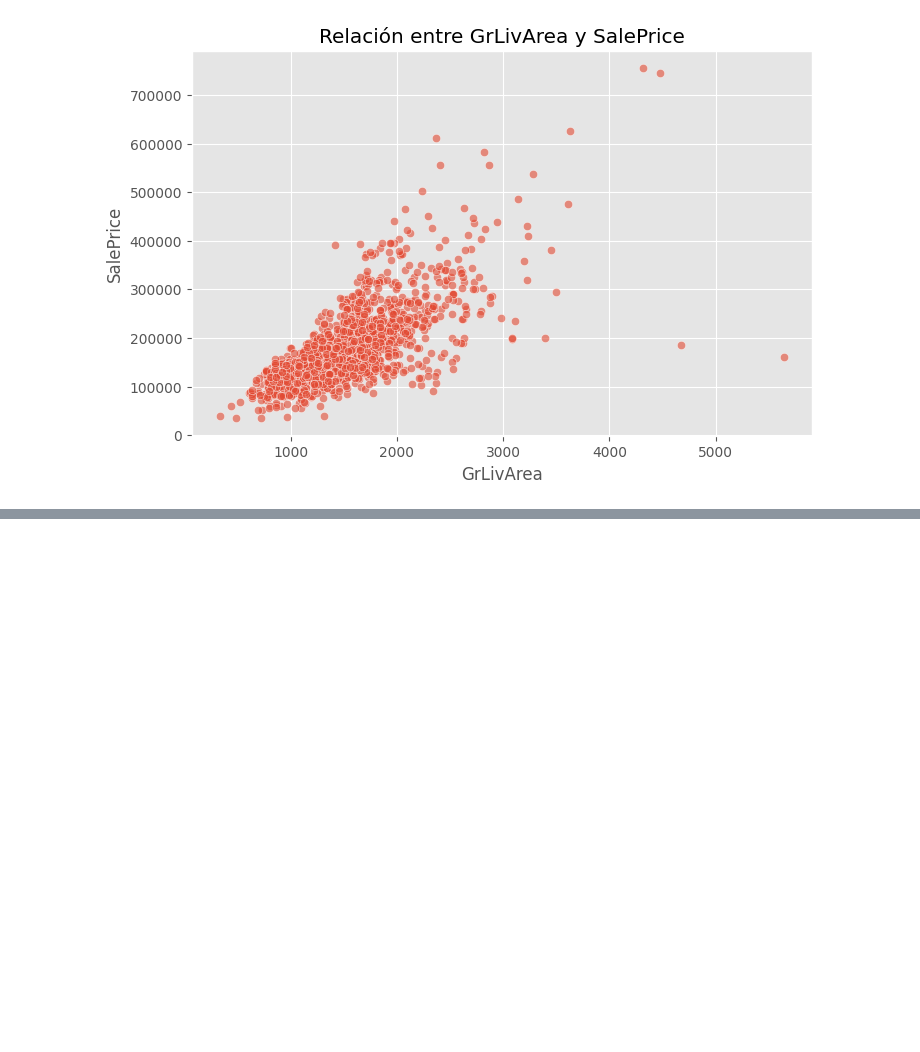
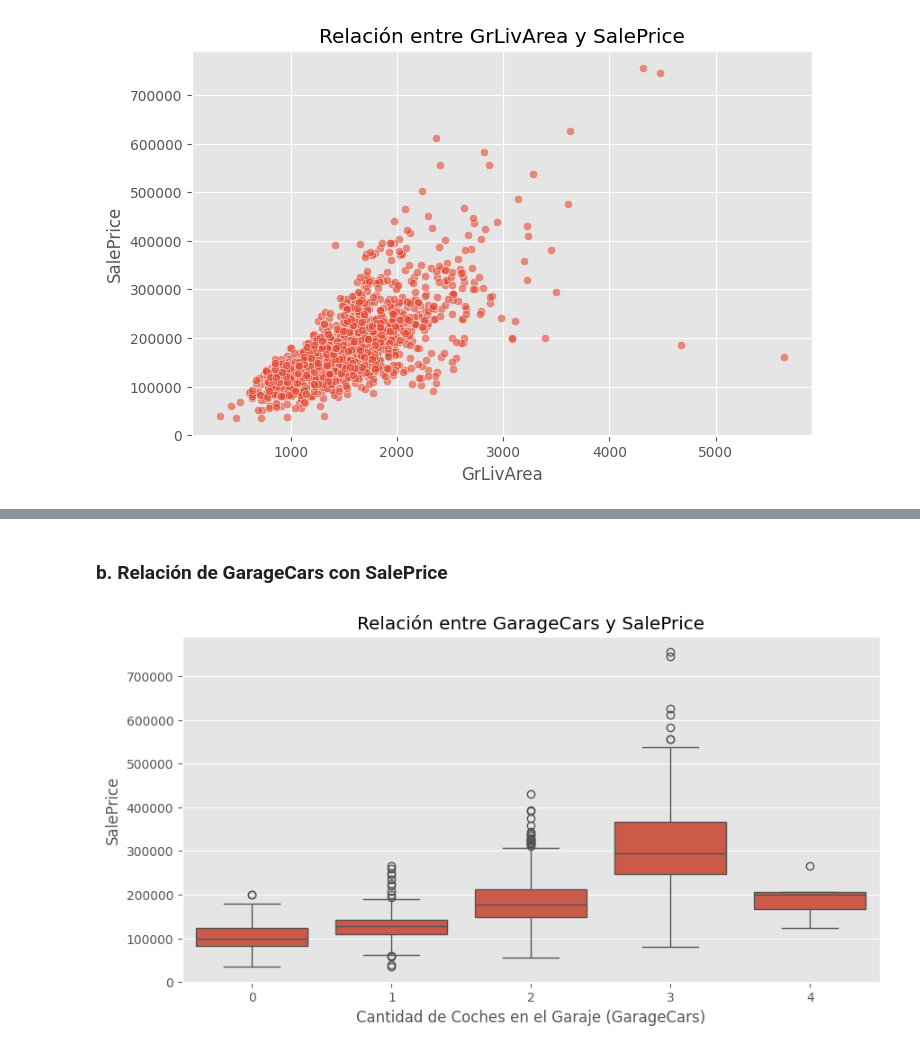
Before and after one commit to Hayser8/HT3MD, a Jupyter notebook: HT3.ipynb, the cells around one changed output, grey strips where cells are left out. Drawn from its saved outputs; the diff is of its cells as text; code cells hidden in the pictures; blank space fills up the shorter version.

```diff
--- a/HT3.ipynb
+++ b/HT3.ipynb
@@ -318,0 +465,11 @@ dtype: int64
+# %% [markdown]
+### **b. Relación de GarageCars con SalePrice**
+# %%
+plt.figure(figsize=(10, 5))
+sns.boxplot(x="GarageCars", y="SalePrice", data=train_df)
+plt.xlabel("Cantidad de Coches en el Garaje (GarageCars)")
+plt.ylabel("SalePrice")
+plt.title("Relación entre GarageCars y SalePrice")
+plt.show()
+# %% [output]
+[figure, added]
```
Also changed, not shown: parts of 12 cells of this notebook.
